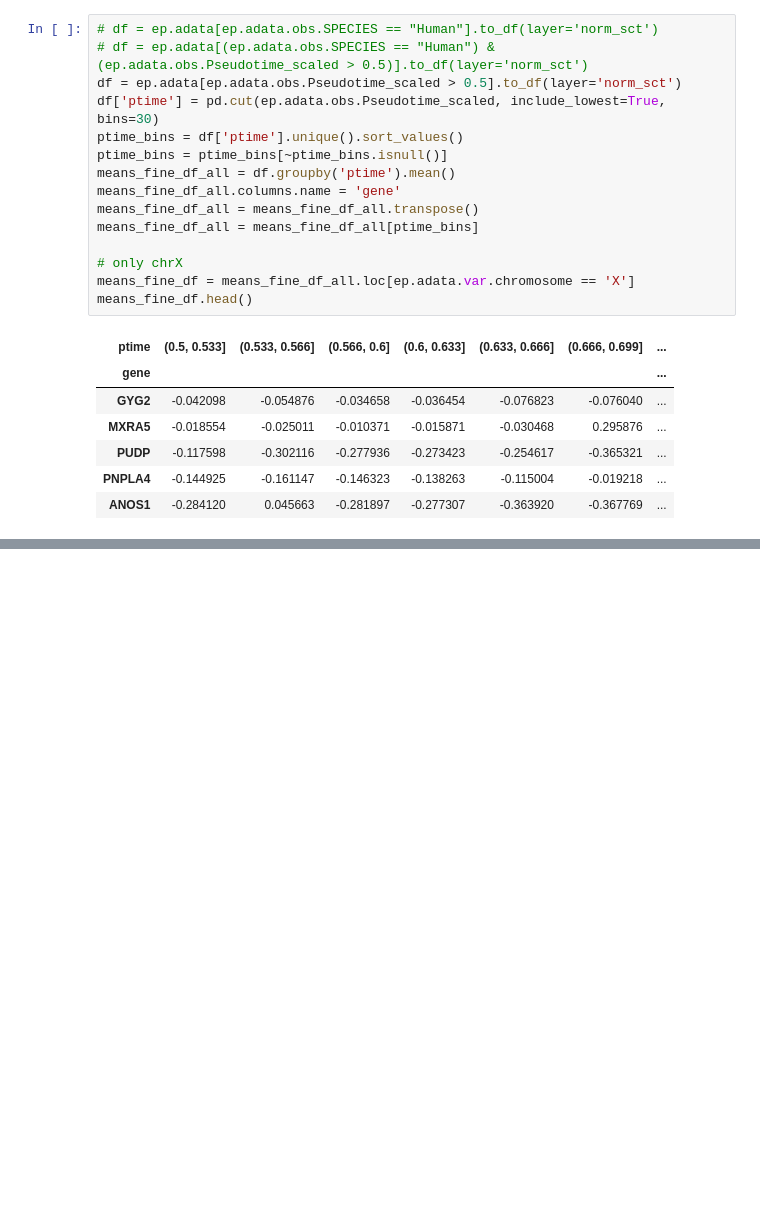
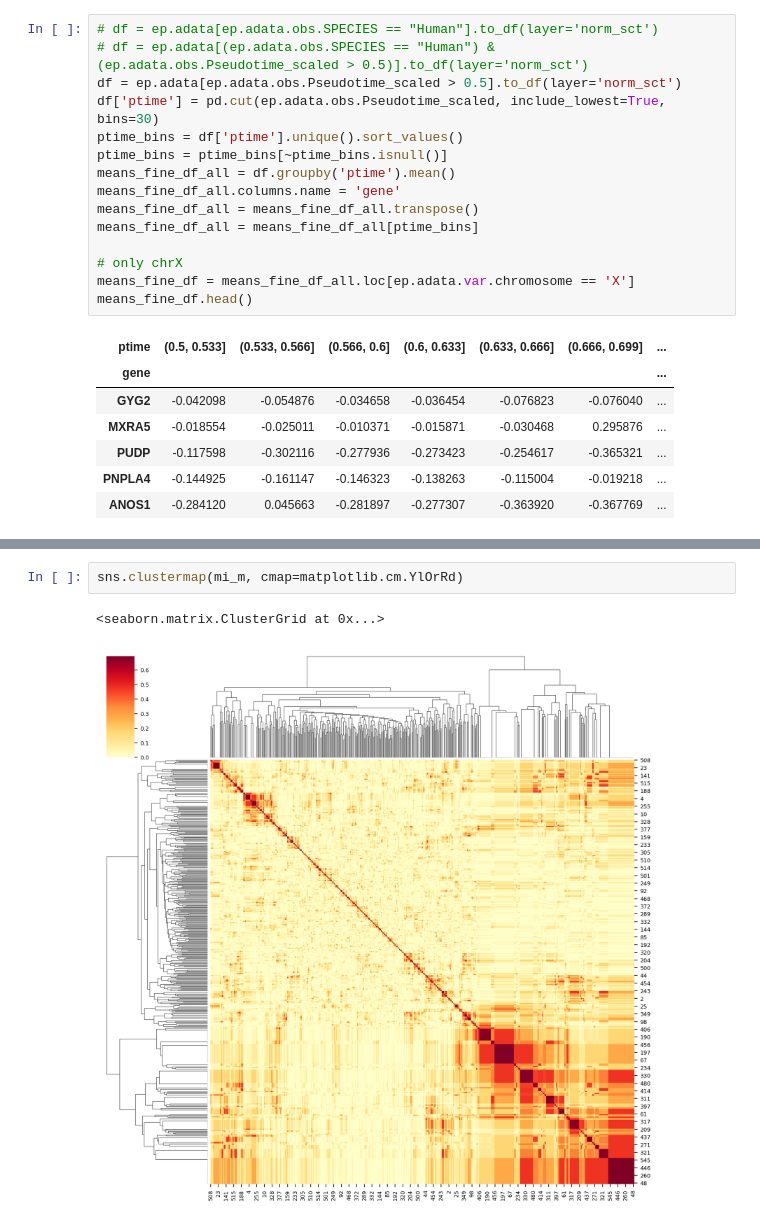
Before and after one commit to munch-group/cDEGexploration, a Jupyter notebook: notebooks/mutual_information.ipynb, the cells around one changed output, grey strips where cells are left out. Drawn from its saved outputs; the diff is of its cells as text; blank space fills up the shorter version.

```diff
--- a/notebooks/mutual_information.ipynb
+++ b/notebooks/mutual_information.ipynb
@@ -363,0 +370,5 @@ array([[nan, nan, nan, ..., nan, nan, nan],
+# %%
+sns.clustermap(mi_m, cmap=matplotlib.cm.YlOrRd)
+# %% [output]
+<seaborn.matrix.ClusterGrid at 0x...>
+[figure, added]
```
Also changed, not shown: parts of 10 cells of this notebook, 54 other files.
